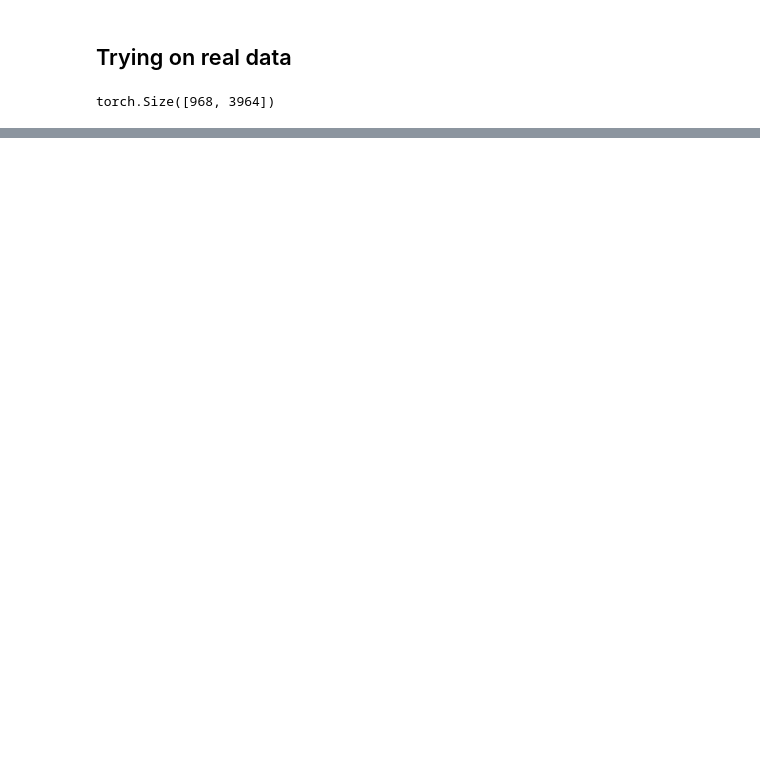
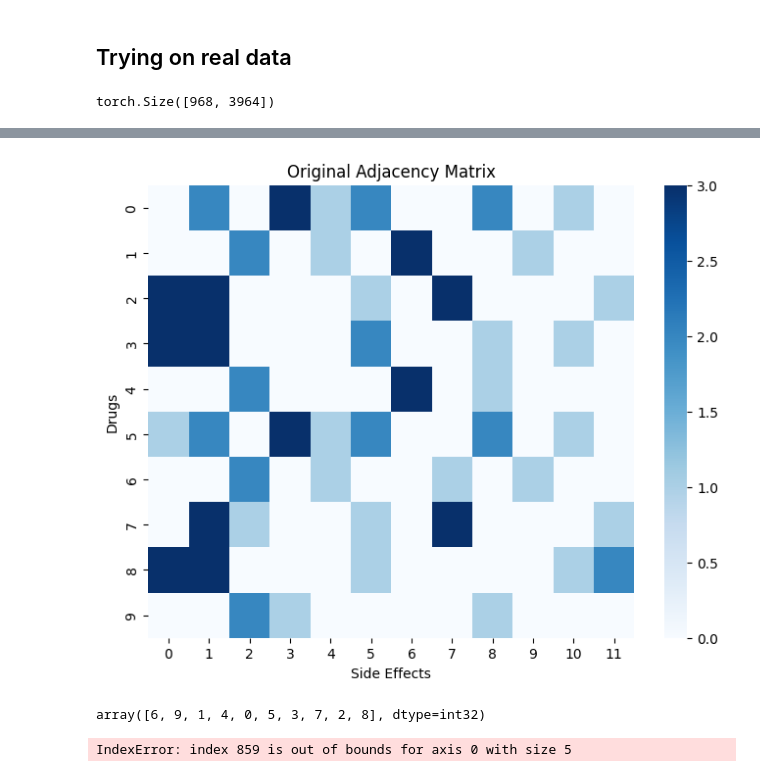
Before and after one commit to christineschutt/LatentDistanceModel, a Jupyter notebook: latent_distance/code_clean.ipynb, the cells around one changed output, grey strips where cells are left out. Saved outputs shown, nothing was run; the diff lists cells and outputs as text; code cells hidden in the pictures; blank space fills up the shorter version.

```diff
--- a/latent_distance/code_clean.ipynb
+++ b/latent_distance/code_clean.ipynb
@@ -633,0 +723,13 @@ import random
+# %%
+import numpy as np
+import seaborn as sns
+import matplotlib.pyplot as plt
+
+plt.figure(figsize=(8, 6))
+sns.heatmap(Aij.cpu().numpy(), cmap="Blues", cbar=True)
+plt.title("Original Adjacency Matrix")
+plt.xlabel("Side Effects")
+plt.ylabel("Drugs")
+plt.show()
+# %% [output]
+[figure, added]
@@ -633,0 +750,16 @@ import random
+# %%
+drug_order
+# %% [output]
+array([6, 9, 1, 4, 0, 5, 3, 7, 2, 8], dtype=int32)
+# %%
+Aij_reordered = Aij.cpu().numpy()[np.ix_(drug_order, effect_order)]
+
+# Plot reordered adjacency matrix
+plt.figure(figsize=(8, 6))
+sns.heatmap(Aij_reordered, cmap="Blues", cbar=True, xticklabels=False, yticklabels=False)
+plt.title("Reordered Adjacency Matrix")
+plt.xlabel("Side Effects (Clustered)")
+plt.ylabel("Drugs (Clustered)")
+plt.show()
+# %% [output]
+IndexError: index 859 is out of bounds for axis 0 with size 5
```
Also changed, not shown: parts of 41 cells of this notebook, 4 other files.
